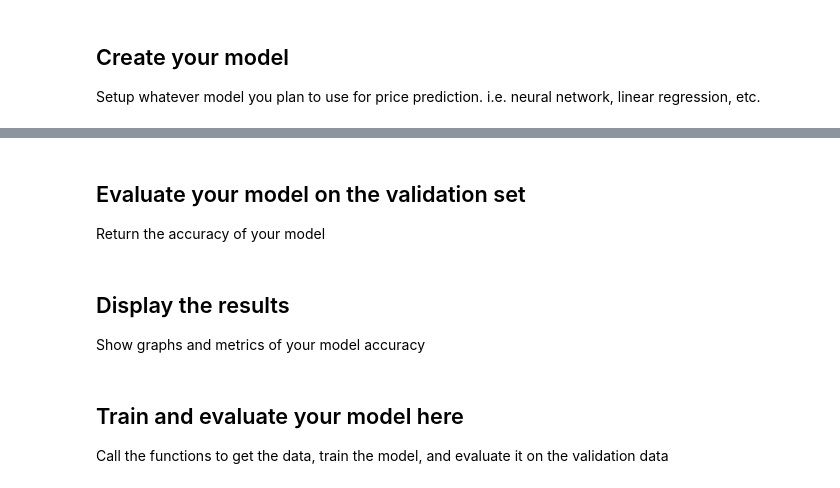
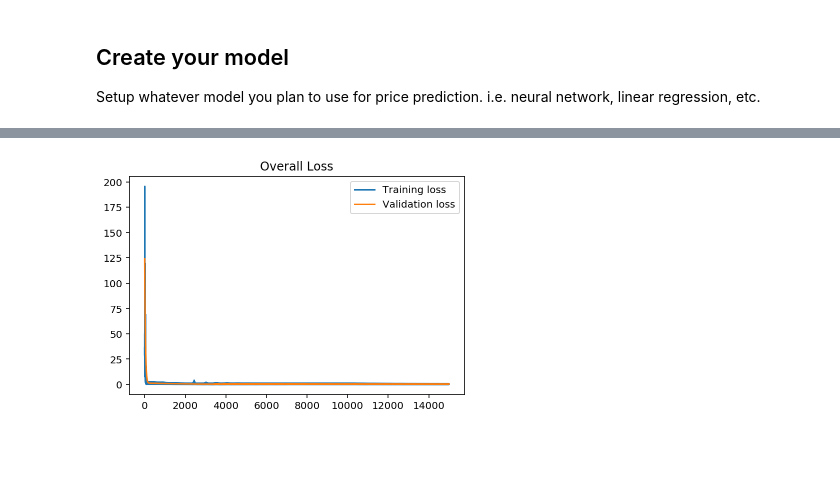
Before and after one commit to jbholden/stocks, a Jupyter notebook: experiments/experiment1/neural_network.ipynb, the cells around one changed output, grey strips where cells are left out. Drawn from its saved outputs; the diff is of its cells as text; code cells hidden in the pictures; blank space fills up the shorter version.

Commit message:
experiment 1 neural network:  plot losses

```diff
--- a/experiments/experiment1/neural_network.ipynb
+++ b/experiments/experiment1/neural_network.ipynb
@@ -432,7 +439,7 @@ class NeuralNetwork:
         self.cost = cost
         self.optimizer = optimizer
 
-    def train(self):
+    def train(self,print_updates=True):
 
         self.__reset_stats()
 
@@ -448,14 +455,26 @@ class NeuralNetwork:
                     sess.run(self.optimizer,feed_dict={self.inputs:batch_x, self.targets:batch_y, self.keep_prob:self.keep_probability})
                     train_loss, val_loss = self.__save_stats(sess,batch_x,batch_y)
 
-                    print("Epoch %d Batch %d:  Training Loss: %0.4f, Validation Loss %0.4f" % (epoch,batch_i,train_loss,val_loss))
+                    if print_updates:
+                        #print("Epoch %d Batch %d:  Training Loss: %0.4f, Validation Loss %0.4f" % (epoch,batch_i,train_loss,val_loss))
+                        sys.stdout.write("\rEpoch %d Batch %d:  Training Loss: %0.4f, Validation Loss %0.4f" % (epoch,batch_i,train_loss,val_loss))
+                        sys.stdout.flush()
 
                     batch_i += 1
+
+            print("")
 
             # run final model on the test set
             test_loss = self.__calculate_test_loss(sess)
             print("Training Complete.  Test Set Loss: %0.4f" % (test_loss))
 
+    def plot_losses(self,title="",start_index=0):
+        x = range(len(self.train_losses))
+        plt.plot(x[start_index:],self.train_losses[start_index:], label='Training loss')
+        plt.plot(x[start_index:],self.validation_losses[start_index:], label='Validation loss')
+        plt.legend()
+        plt.title(title)
+        _ = plt.ylim()
 
     def __reset_stats(self):
         self.train_losses = []
@@ -491,13 +510,13 @@ dataset.create_dataset()
 nn = NeuralNetwork()
 nn.set_learning_rate(.001)
 nn.set_keep_probability(0.5)
-nn.set_epochs(100)
+nn.set_epochs(1000)
 nn.set_dataset(dataset)
 
 nn.add_inputs(number_of_inputs=10)
 nn.add_hidden_layer(number_of_nodes=20)
 nn.build_model()
 
-nn.train()
+nn.train(print_updates=False)
 # %% [output]
 [*********************100%***********************]  1 of 1 downloaded
@@ -527,3 +523,0 @@ def train(model,train_data,test_data):
-# %% [markdown]
-## Evaluate your model on the validation set
-Return the accuracy of your model
@@ -533,3 +523,0 @@ def evaluate(model,validation_data):
-# %% [markdown]
-## Display the results
-Show graphs and metrics of your model accuracy
@@ -539,3 +524,5 @@ def results():
-# %% [markdown]
-## Train and evaluate your model here
-Call the functions to get the data, train the model, and evaluate it on the validation data
+# %%
+# plot results
+nn.plot_losses(title="Overall Loss")
+# %% [output]
+[figure, added]
```
Also changed, not shown: parts of 9 cells of this notebook.
